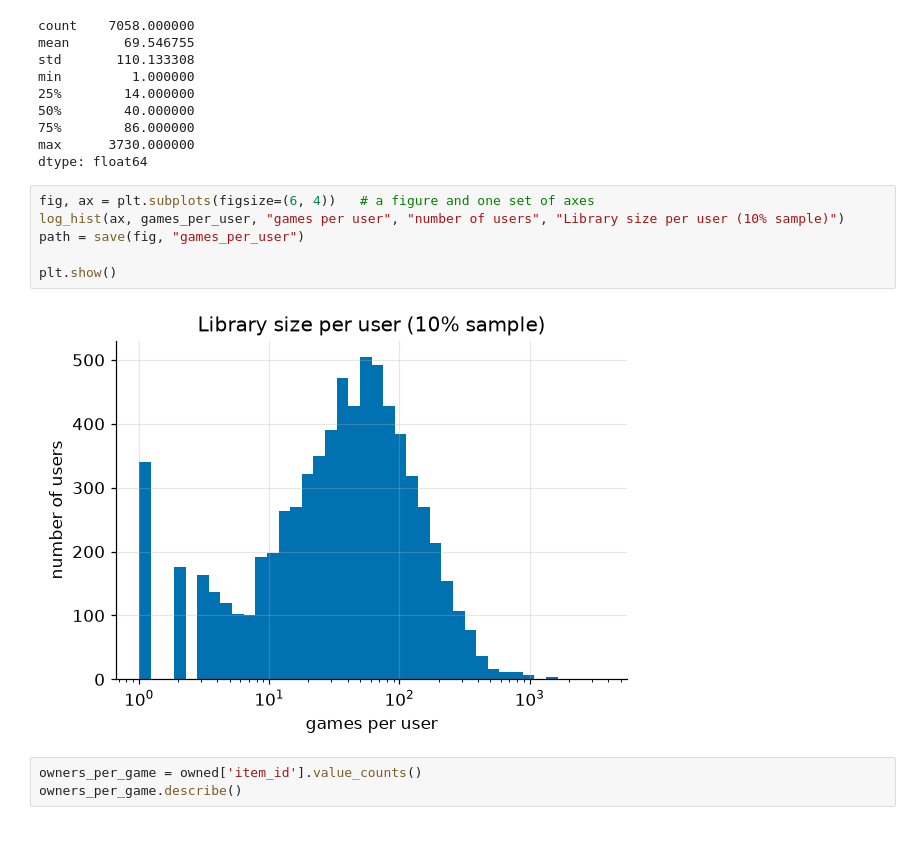
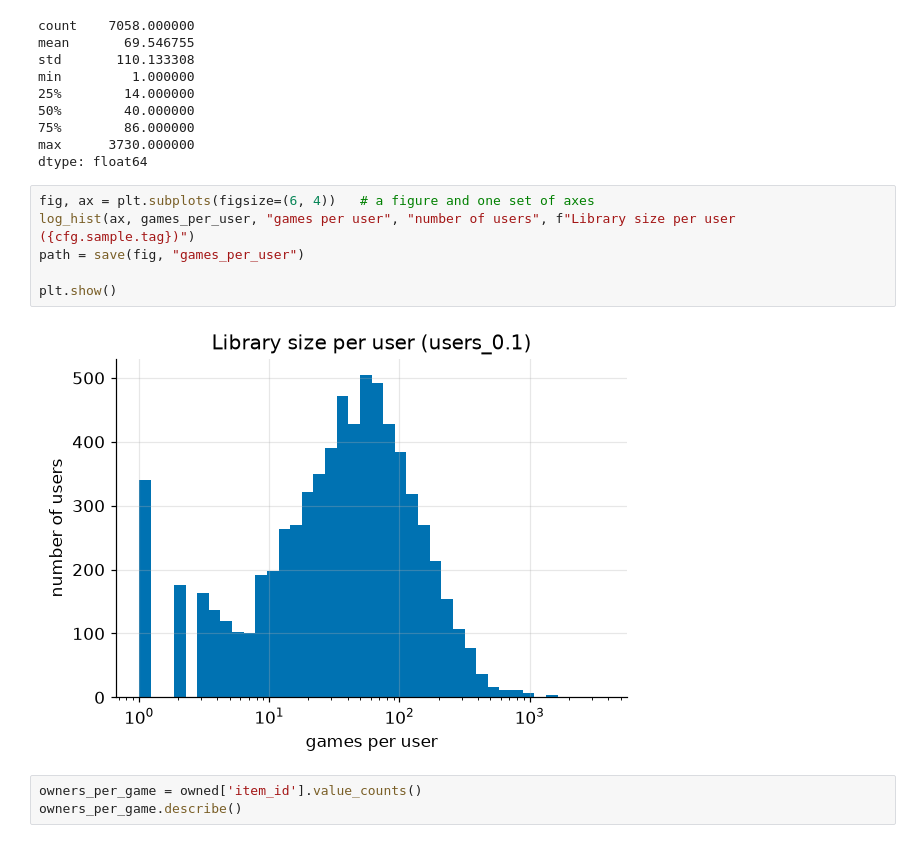
Before and after one commit to kberesfo/cse-258-assignment-2, a Jupyter notebook: notebooks/eda.ipynb, the cells around one changed output. Cells and saved outputs as stored; diff of their text form.

```diff
--- a/notebooks/eda.ipynb
+++ b/notebooks/eda.ipynb
@@ -122,12 +124,12 @@ max      3730.000000
 dtype: float64
 # %%
 fig, ax = plt.subplots(figsize=(6, 4))   # a figure and one set of axes
-log_hist(ax, games_per_user, "games per user", "number of users", "Library size per user (10% sample)")
+log_hist(ax, games_per_user, "games per user", "number of users", f"Library size per user ({cfg.sample.tag})")
 path = save(fig, "games_per_user")
 
 plt.show()
 # %% [output]
-[figure, old version]
+[figure, new version]
 # %%
 owners_per_game = owned['item_id'].value_counts()
 owners_per_game.describe()
```
Also changed, not shown: parts of 17 cells of this notebook, 2 other files.
